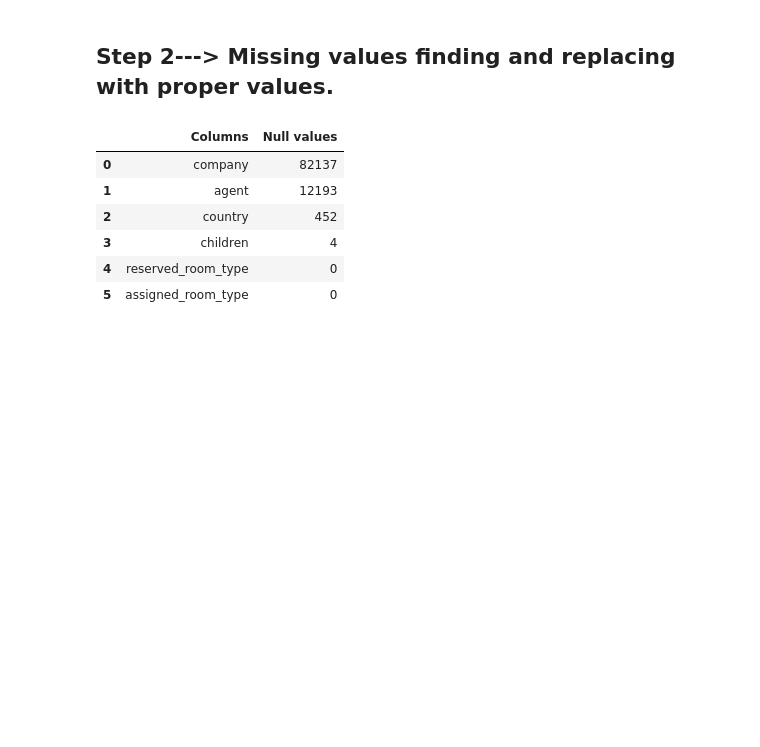
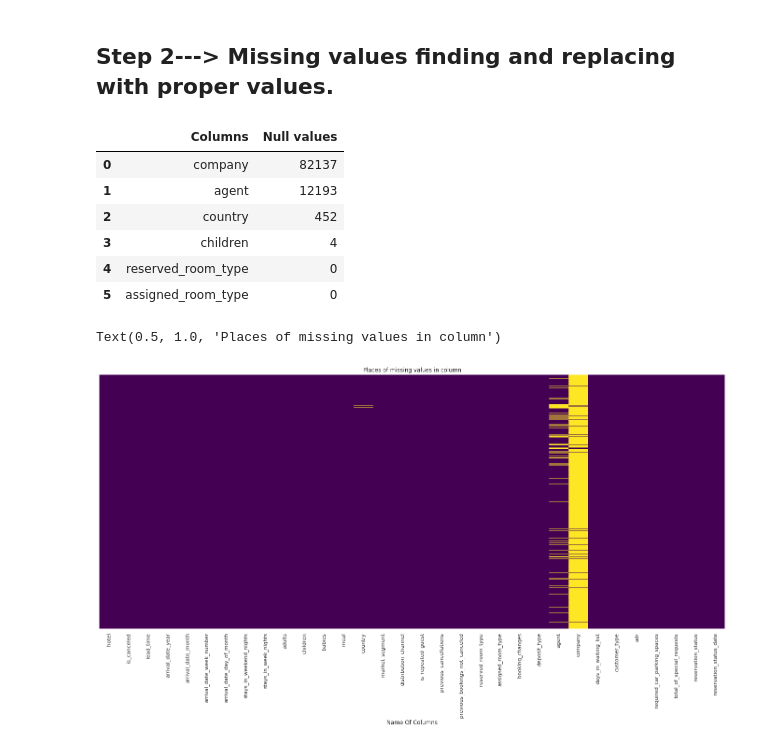
Before and after one commit to kuresh02/Hotel_Booking_EDA, a Jupyter notebook: Copy_of_Hotel_Booking_Analysis_Capstone_Project.ipynb, the cells around one changed output. Drawn from its saved outputs; the diff is of its cells as text; code cells hidden in the pictures; blank space fills up the shorter version.

```diff
--- a/Copy_of_Hotel_Booking_Analysis_Capstone_Project.ipynb
+++ b/Copy_of_Hotel_Booking_Analysis_Capstone_Project.ipynb
@@ -183,3 +217,13 @@ df_copy.isna().sum().sort_values(ascending=False)[:6].reset_index().rename(colum
 | 3 | children | 4 |
 | 4 | reserved_room_type | 0 |
 | 5 | assigned_room_type | 0 |
+# %%
+# graphical heat map for all null value in column
+
+plt.figure(figsize=(24,10))
+sns.heatmap(df_copy.isnull(), cbar=False, yticklabels=False,cmap='viridis')
+plt.xlabel("Name Of Columns")
+plt.title("Places of missing values in column")
+# %% [output]
+Text(0.5, 1.0, 'Places of missing values in column')
+[figure, added]
```
Also changed, not shown: parts of 23 cells of this notebook.
